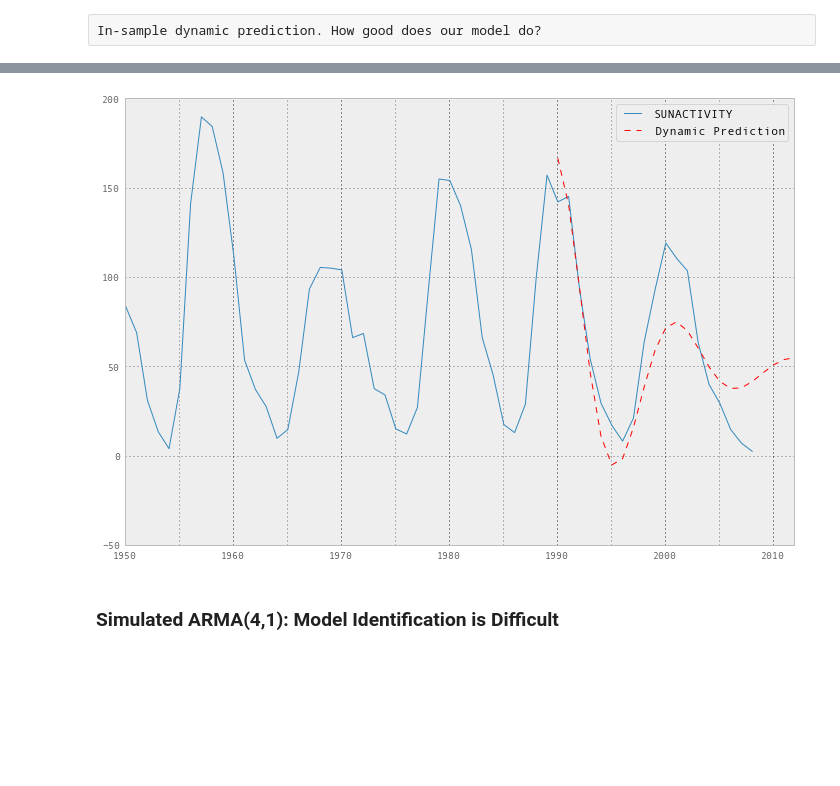
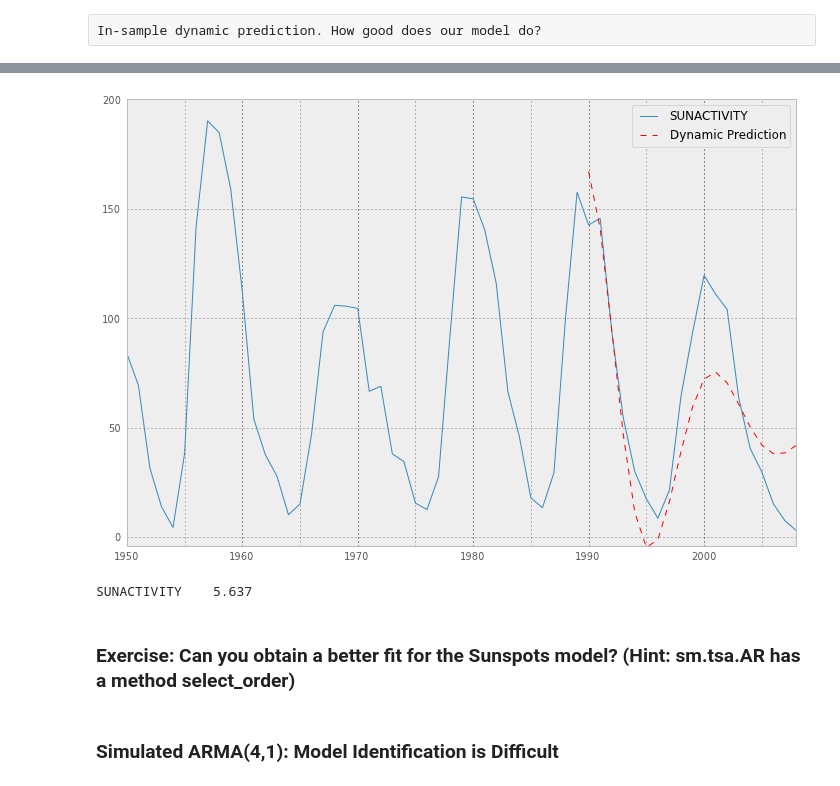
Before and after one commit to jseabold/statsmodels-tutorial, a Jupyter notebook: tsa_arma.ipynb, the cells around one changed output, grey strips where cells are left out. Saved outputs shown, nothing was run; the diff lists cells and outputs as text; code cells hidden in the pictures; blank space fills up the shorter version.

```diff
--- a/tsa_arma.ipynb
+++ b/tsa_arma.ipynb
@@ -134,6 +136,7 @@ Freq: A-DEC
 # %%
 ax = dta.ix['1950':].plot(figsize=(12,8))
 ax = predict_sunspots.plot(ax=ax, style='r--', label='Dynamic Prediction');
 ax.legend();
+ax.axis((-20.0, 38.0, -4.0, 200.0));
 # %% [output]
-[figure, old version]
+[figure, new version]
@@ -140,3 +146,9 @@ ax.legend();
+# %%
+mean_forecast_err(dta, predict_sunspots)
+# %% [output]
+SUNACTIVITY    5.637
+# %% [markdown]
+### Exercise: Can you obtain a better fit for the Sunspots model? (Hint: sm.tsa.AR has a method select_order)
 # %% [markdown]
 ### Simulated ARMA(4,1): Model Identification is Difficult
 # %%
```
Also changed, not shown: parts of 20 cells of this notebook, 19 other files.
